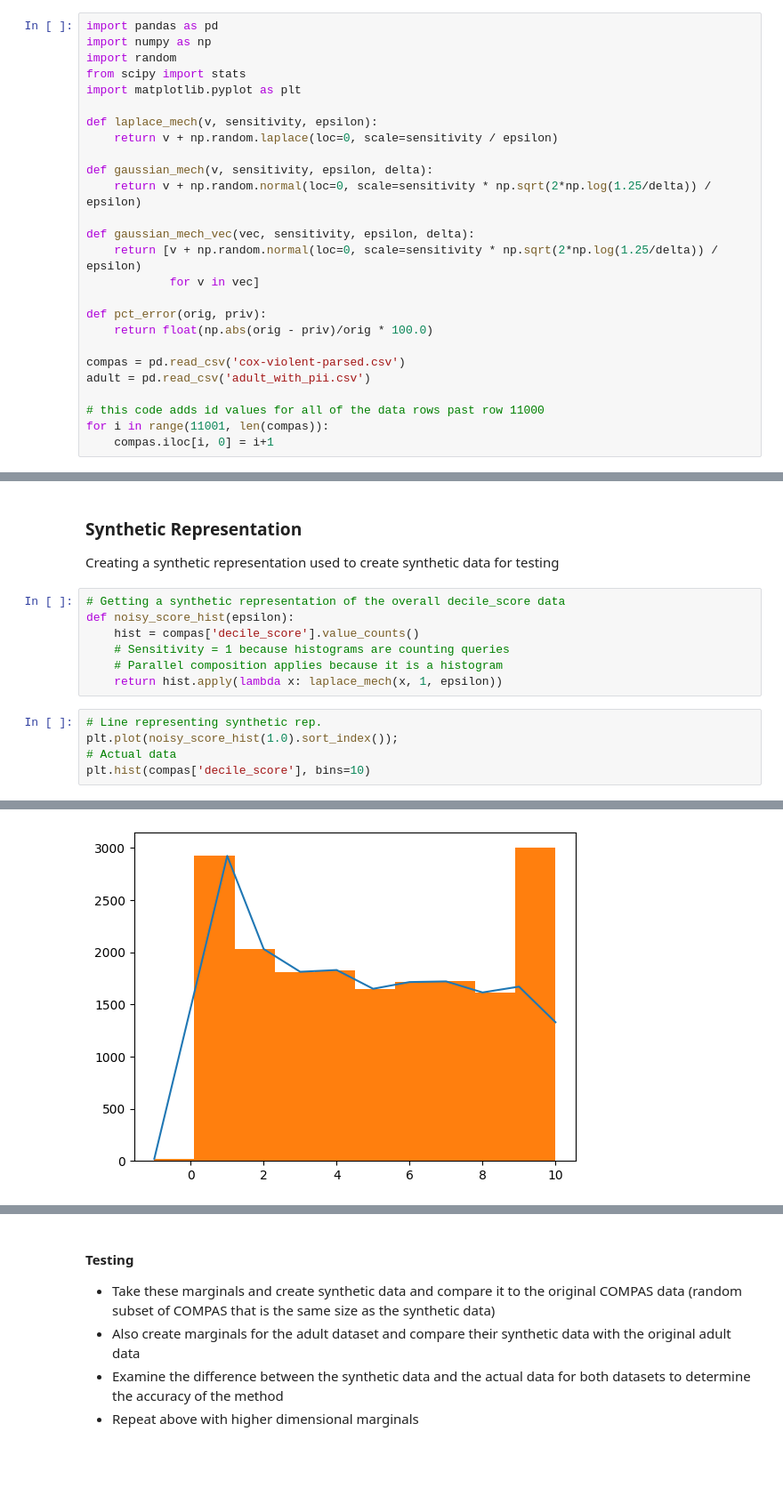
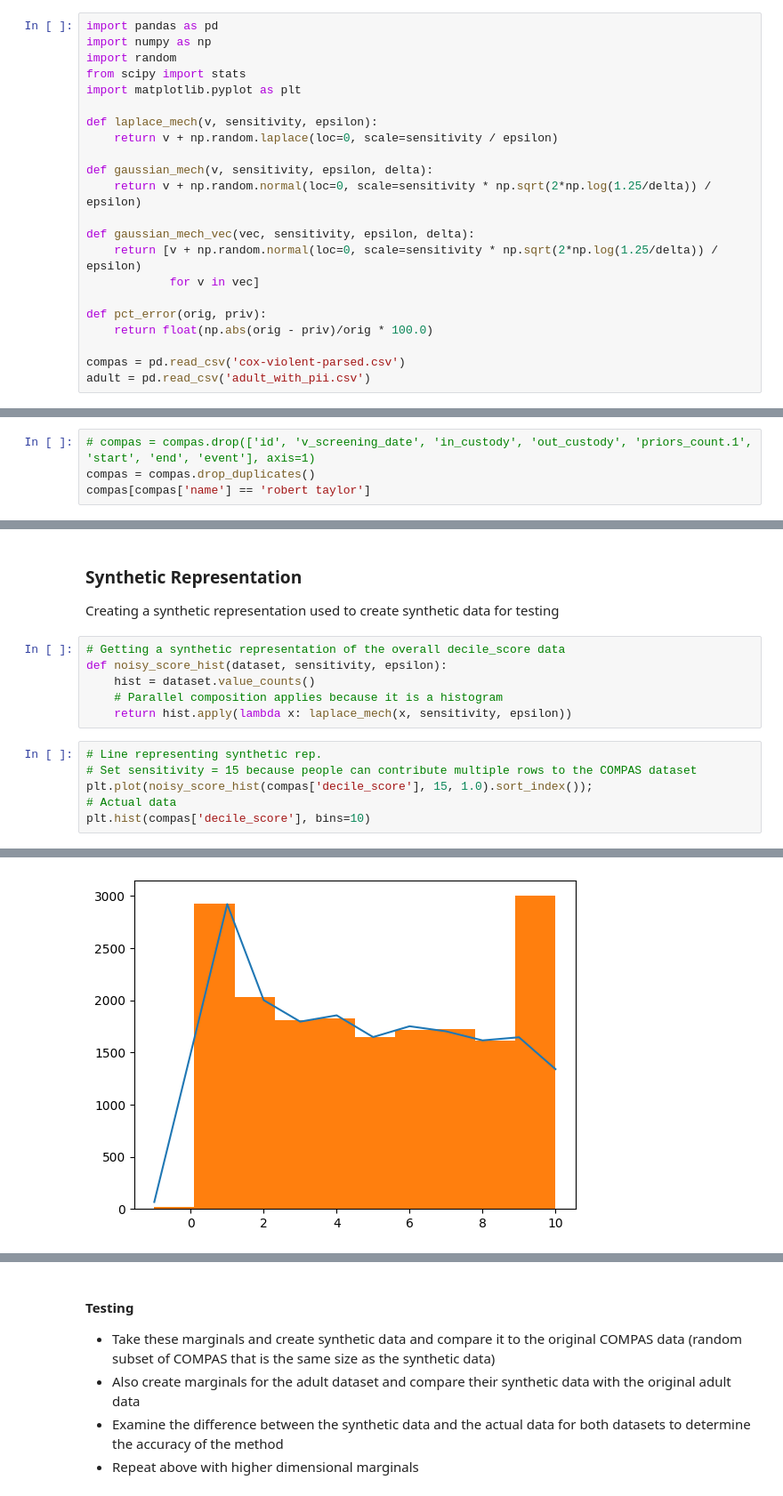
Before and after one commit to CFurch/cs3110-final-project, a Jupyter notebook: COMPAS Recidivism Analysis.ipynb, the cells around one changed output, grey strips where cells are left out. Shown at 89% size. Cells and saved outputs as stored; diff of their text form; blank space fills up the shorter version.

Commit message:
pre-processed data to remove duplicate rows

```diff
--- a/COMPAS Recidivism Analysis.ipynb
+++ b/COMPAS Recidivism Analysis.ipynb
@@ -20,10 +20,6 @@ def pct_error(orig, priv):
 
 compas = pd.read_csv('cox-violent-parsed.csv')
 adult = pd.read_csv('adult_with_pii.csv')
-
-# this code adds id values for all of the data rows past row 11000
-for i in range(11001, len(compas)):
-    compas.iloc[i, 0] = i+1
 # %%
 compas # id column only increments up to 11001 without the fix (technically the 11000th row, starting at 0)
 # %% [output]
@@ -54,0 +41,4 @@ compas[compas['id'] == 11002]
+# %%
+# compas = compas.drop(['id', 'v_screening_date', 'in_custody', 'out_custody', 'priors_count.1', 'start', 'end', 'event'], axis=1)
+compas = compas.drop_duplicates()
+compas[compas['name'] == 'robert taylor']
@@ -101,21 +83,21 @@ columns_to_use = ['sex', 'race', 'age', 'c_charge_desc', 'priors_count']
 Creating a synthetic representation used to create synthetic data for testing
 # %%
 # Getting a synthetic representation of the overall decile_score data
-def noisy_score_hist(epsilon):
-    hist = compas['decile_score'].value_counts()
-    # Sensitivity = 1 because histograms are counting queries
+def noisy_score_hist(dataset, sensitivity, epsilon):
+    hist = dataset.value_counts()
     # Parallel composition applies because it is a histogram
-    return hist.apply(lambda x: laplace_mech(x, 1, epsilon))
+    return hist.apply(lambda x: laplace_mech(x, sensitivity, epsilon))
 # %%
 # Line representing synthetic rep.
-plt.plot(noisy_score_hist(1.0).sort_index());
+# Set sensitivity = 15 because people can contribute multiple rows to the COMPAS dataset
+plt.plot(noisy_score_hist(compas['decile_score'], 15, 1.0).sort_index());
 # Actual data
 plt.hist(compas['decile_score'], bins=10)
 # %% [output]
 (array([  23., 2923., 2031., 1813., 1830., 1649., 1713., 1720., 1614.,
         3000.]),
  array([-1. ,  0.1,  1.2,  2.3,  3.4,  4.5,  5.6,  6.7,  7.8,  8.9, 10. ]),
  <BarContainer object of 10 artists>)
-[figure, old version]
+[figure, new version]
 # %%
 # Create a one-way marginal based on any column in the compas dataset
```
Also changed, not shown: parts of 25 cells of this notebook.
